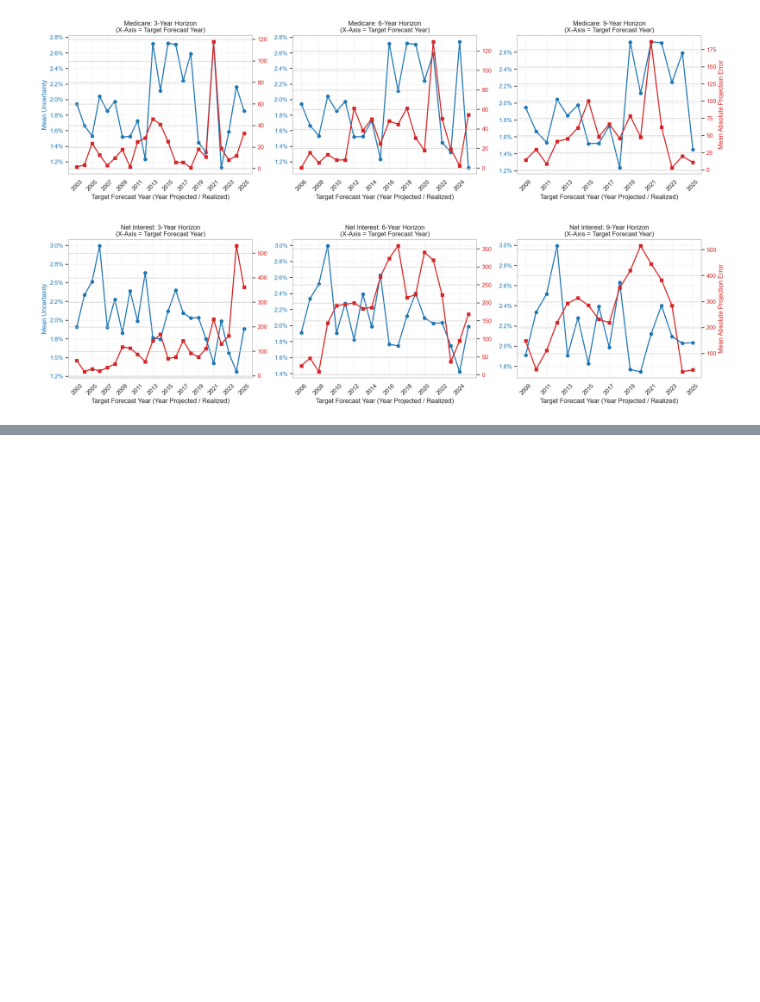
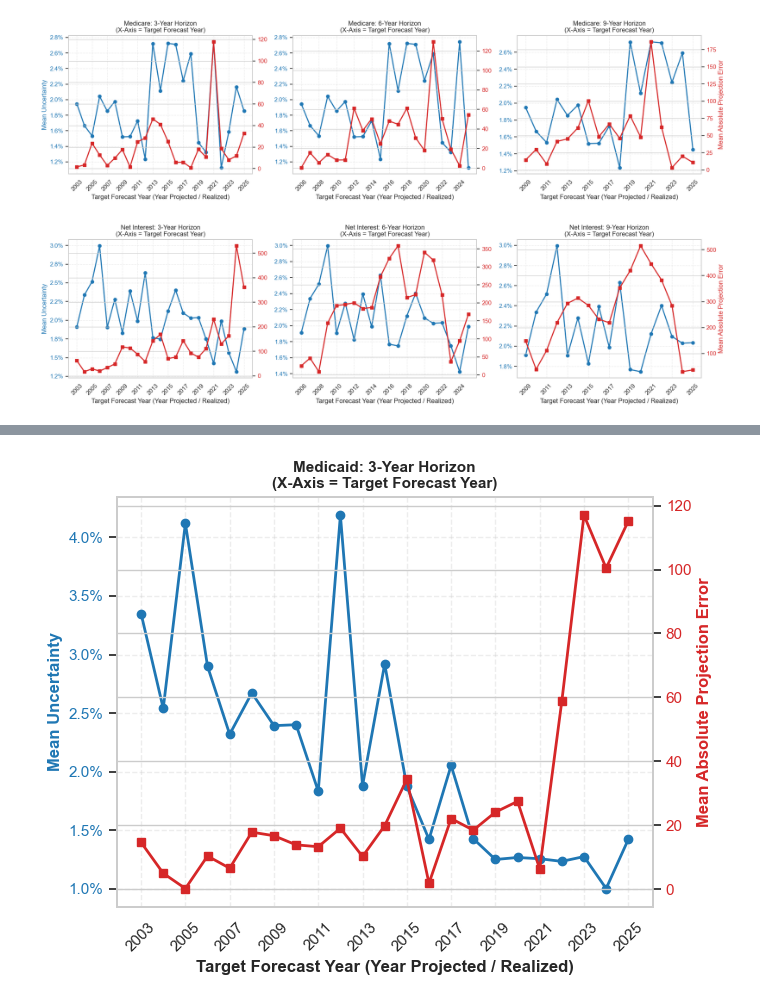
Before and after one commit to tnguye27/projection-uncertainty, a Jupyter notebook: 04_Error_Corr.ipynb, the cells around one changed output, grey strips where cells are left out. Saved outputs shown, nothing was run; the diff lists cells and outputs as text; code cells hidden in the pictures; blank space fills up the shorter version.

Commit message:
Update 04_Error_Corr.ipynb
Plot Medicaid for 3-year horizon (top left graph) for putting this plot to poster

```diff
--- a/04_Error_Corr.ipynb
+++ b/04_Error_Corr.ipynb
@@ -526,0 +529,92 @@ for sub in subs:
+# %%
+import matplotlib.pyplot as plt
+import pandas as pd
+from matplotlib.ticker import FuncFormatter
+
+def plot_medicaid_3yr_single_panel(
+    merged_df,
+    score_col="contextual_uncertainty_score",
+    err_col="abs_projection_error",
+    show_uncertainty_as_percent=True,
+    year_tick_step=2,
+):
+    """
+    Generates a single standalone dual-axis figure for Medicaid (3-Year Horizon)
+    with explicit left and right y-axis labels.
+    """
+    # Create isolated copy of working dataframe matrix
+    d0 = merged_df.copy()
+
+    # Text Normalization & Filtering
+    d0["subcategory"] = d0["subcategory"].astype(str).str.strip().str.lower()
+    d0 = d0[d0["subcategory"].eq("medicaid")].copy()
+
+    # Prune non-finite structural elements
+    d0 = d0.dropna(subset=["report_year", score_col, err_col, "projection_horizon_years"])
+
+    # Enforce strict numerical datatypes
+    d0["report_year"] = pd.to_numeric(d0["report_year"], errors="coerce").astype(int)
+    d0["projection_horizon_years"] = pd.to_numeric(d0["projection_horizon_years"], errors="coerce").astype(int)
+
+    # Filter specifically for the 3-Year Horizon
+    d0 = d0[d0["projection_horizon_years"].eq(3)].copy()
+
+    # Calculate target forecast year
+    d0["forecast_year"] = d0["report_year"] + d0["projection_horizon_years"]
+
+    # Initialize single panel canvas
+    fig, ax1 = plt.subplots(figsize=(7, 5.5))
+
+    # Formatters
+    unc_fmt = FuncFormatter(lambda y, _: f"{100*y:.1f}%") if show_uncertainty_as_percent else FuncFormatter(lambda y, _: f"{y:.3f}")
+    err_fmt = FuncFormatter(lambda y, _: f"{y:,.0f}")
+
+    # Aggregate data points
+    plot_df = (
+        d0.groupby("forecast_year", as_index=False)
+          .agg(
+              mean_uncertainty=(score_col, "mean"),
+              abs_projection_error=(err_col, "mean")
+          )
+          .sort_values("forecast_year")
+    )
+
+    # --- Primary Axis (Left Hand): Narrative Uncertainty Plot ---
+    color_blue = "#1f77b4"
+    ax1.plot(plot_df["forecast_year"], plot_df["mean_uncertainty"],
+             marker="o", linewidth=2, color=color_blue)
+    ax1.set_title("Medicaid: 3-Year Horizon\n(X-Axis = Target Forecast Year)", fontsize=11, fontweight="bold")
+    ax1.set_xlabel("Target Forecast Year (Year Projected / Realized)", fontweight="bold")
+    ax1.set_ylabel("Mean Uncertainty", color=color_blue, fontweight="bold")
+    ax1.tick_params(axis="y", labelcolor=color_blue)
+    ax1.yaxis.set_major_formatter(unc_fmt)
+    ax1.grid(True, linestyle="--", alpha=0.35)
+
+    # Generate evenly spaced ticks for X-axis
+    years = plot_df["forecast_year"].to_numpy()
+    if len(years) > 0:
+        start = int(years.min())
+        end = int(years.max())
+        ax1.set_xticks(list(range(start, end + 1, year_tick_step)))
+    ax1.tick_params(axis="x", rotation=45)
+
+    # --- Secondary Axis (Right Hand): Absolute Forecast Error Plot ---
+    ax2 = ax1.twinx()
+    color_red = "#d62728"
+    ax2.plot(plot_df["forecast_year"], plot_df["abs_projection_error"],
+             marker="s", linewidth=2, color=color_red)
+
+    # Explicitly set the right-hand Y-axis label
+    ax2.set_ylabel("Mean Absolute Projection Error", color=color_red, fontweight="bold")
+    ax2.tick_params(axis="y", labelcolor=color_red)
+    ax2.yaxis.set_major_formatter(err_fmt)
+
+    # Adjust layout to ensure labels fit cleanly
+    plt.tight_layout()
+    plt.savefig("medicaid_3yr_dual_axis.png", dpi=300, bbox_inches="tight")
+    plt.show()
+
+# Execution Call
+plot_medicaid_3yr_single_panel(merged_df)
+# %% [output]
+[figure, added]
```
Also changed, not shown: parts of 1 cell of this notebook.
